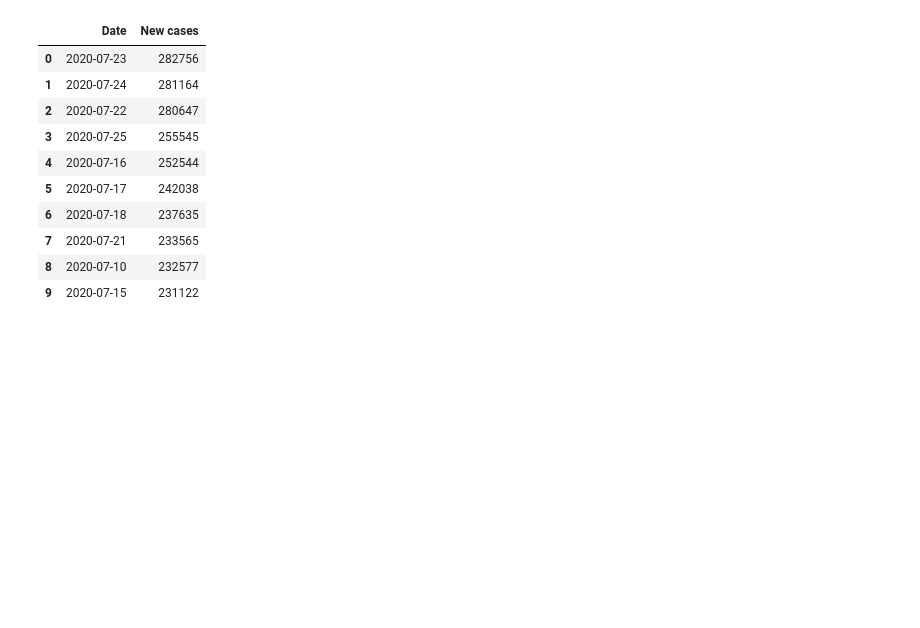
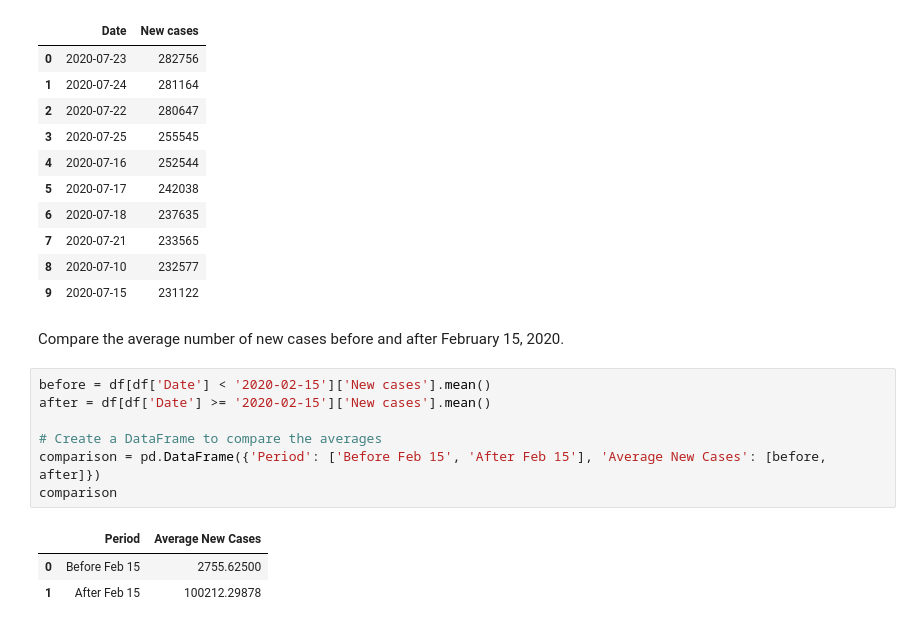
Before and after one commit to akxiit/Normal-Data-Visulization, a Jupyter notebook: notebooks/Covid-19/Day-wise.ipynb, the cells around one changed output. Drawn from its saved outputs; the diff is of its cells as text; blank space fills up the shorter version.

```diff
--- a/notebooks/Covid-19/Day-wise.ipynb
+++ b/notebooks/Covid-19/Day-wise.ipynb
@@ -140,3 +140,16 @@ df[['Date', 'New cases']].nlargest(10, 'New cases').reset_index(drop=True)
 | 7 | 2020-07-21 | 233565 |
 | 8 | 2020-07-10 | 232577 |
 | 9 | 2020-07-15 | 231122 |
+# %% [markdown]
+Compare the average number of new cases before and after February 15, 2020.
+# %%
+before = df[df['Date'] < '2020-02-15']['New cases'].mean()
+after = df[df['Date'] >= '2020-02-15']['New cases'].mean()
+
+# Create a DataFrame to compare the averages
+comparison = pd.DataFrame({'Period': ['Before Feb 15', 'After Feb 15'], 'Average New Cases': [before, after]})
+comparison
+# %% [output]
+|  | Period | Average New Cases |
+| 0 | Before Feb 15 | 2755.62500 |
+| 1 | After Feb 15 | 100212.29878 |
```
